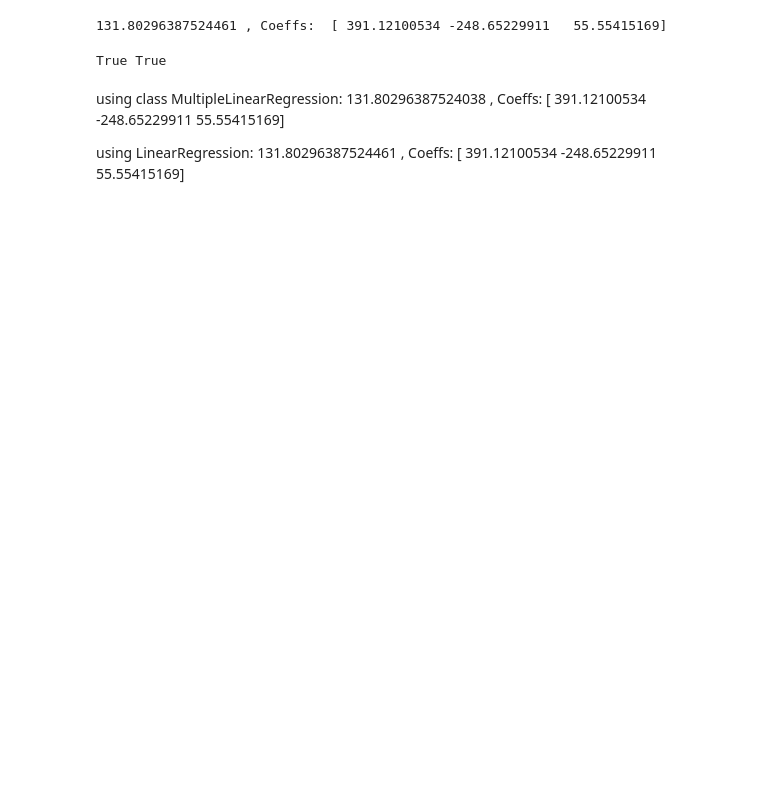
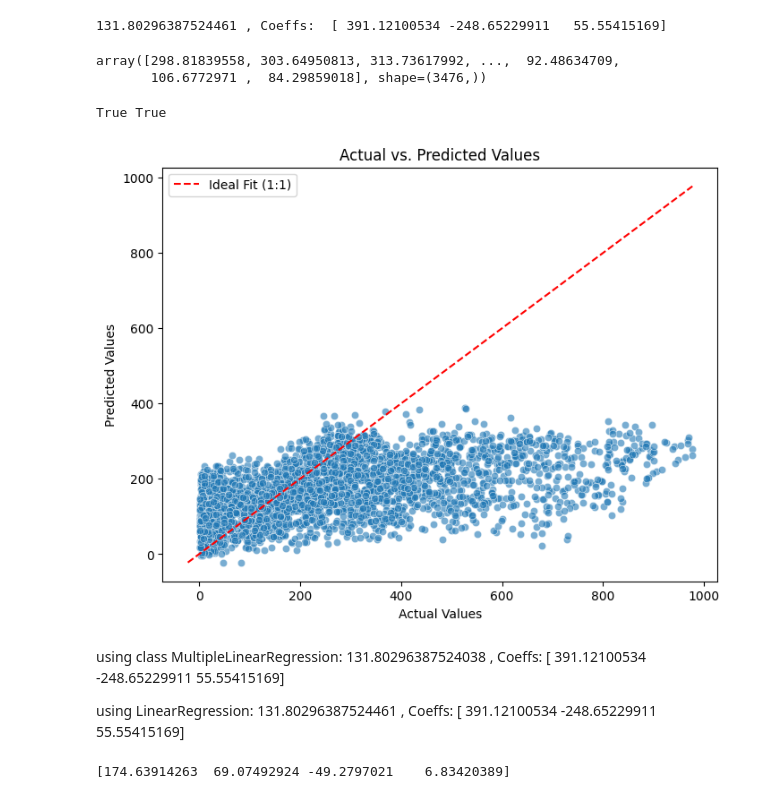
Before and after one commit to sxrthk17/ml-journey, a Jupyter notebook: linear-regression/notebooks/03_MLR.ipynb, the cells around one changed output. Cells and saved outputs as stored; diff of their text form; code cells hidden in the pictures; blank space fills up the shorter version.

```diff
--- a/linear-regression/notebooks/03_MLR.ipynb
+++ b/linear-regression/notebooks/03_MLR.ipynb
@@ -160,10 +152,45 @@ sk.fit(X_train, y_train)
 print(sk.intercept_, ", Coeffs: ", sk.coef_)
 # %% [output]
 131.80296387524461 , Coeffs:  [ 391.12100534 -248.65229911   55.55415169]
+# %%
+sk.predict(X_test)
+# %% [output]
+array([298.81839558, 303.64950813, 313.73617992, ...,  92.48634709,
+       106.6772971 ,  84.29859018], shape=(3476,))
 # %%
 print(np.allclose(model.beta_hat[1:], sk.coef_), np.isclose(model.intercept_, sk.intercept_))
 # %% [output]
 True True
+# %%
+y_pred = model.predict(X_test)
+
+
+import matplotlib.pyplot as plt
+import seaborn as sea
+# %%
+import matplotlib.pyplot as plt
+import seaborn as sns
+
+# Set figure size
+plt.figure(figsize=(8, 6))
+
+# Create scatter plot (actual on x-axis, predicted on y-axis)
+sns.scatterplot(x=y_test, y=y_pred, alpha=0.6)
+
+# Add a red 1:1 line for perfect predictions (where actual == predicted)
+min_val = min(min(y_test), min(y_pred))
+max_val = max(max(y_test), max(y_pred))
+plt.plot(
+    [min_val, max_val], [min_val, max_val], color='red', linestyle='--', label='Ideal Fit (1:1)'
+)
+
+plt.title('Actual vs. Predicted Values')
+plt.xlabel('Actual Values')
+plt.ylabel('Predicted Values')
+plt.legend()
+plt.show()
+# %% [output]
+[figure, added]
 # %% [markdown]
 using class MultipleLinearRegression: 131.80296387524038 , Coeffs:  [ 391.12100534 -248.65229911   55.55415169]
 
@@ -170,0 +204,8 @@ using LinearRegression: 131.80296387524461 , Coeffs:  [ 391.12100534 -248.652299
+# %%
+model = MultipleLinearRegression()
+
+model.fit(X_sc, y_train)
+
+print(model.beta_hat)
+# %% [output]
+[174.63914263  69.07492924 -49.2797021    6.83420389]
```
Also changed, not shown: parts of 4 cells of this notebook, 3 other files.
